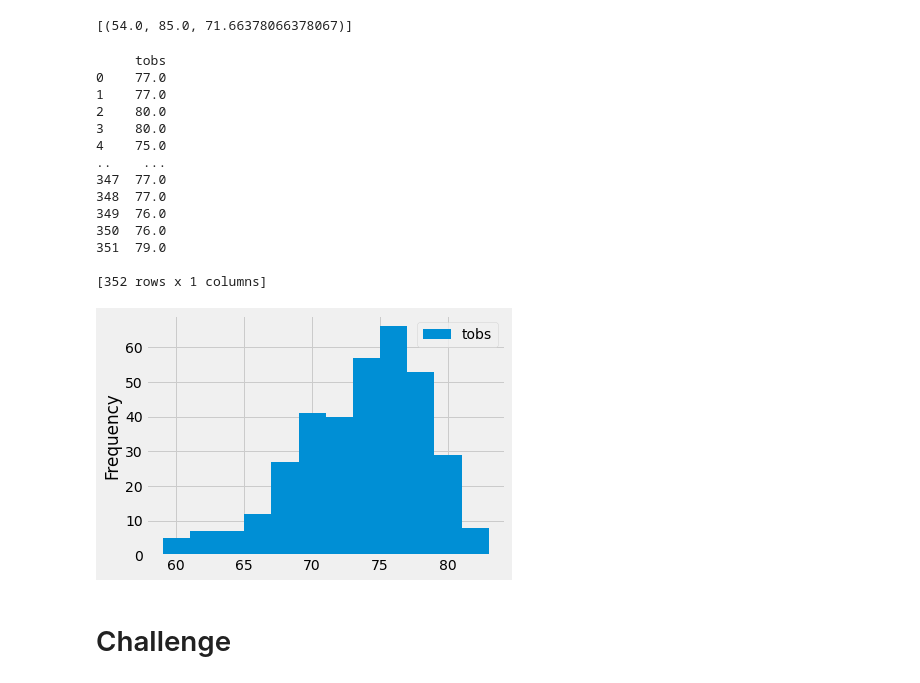
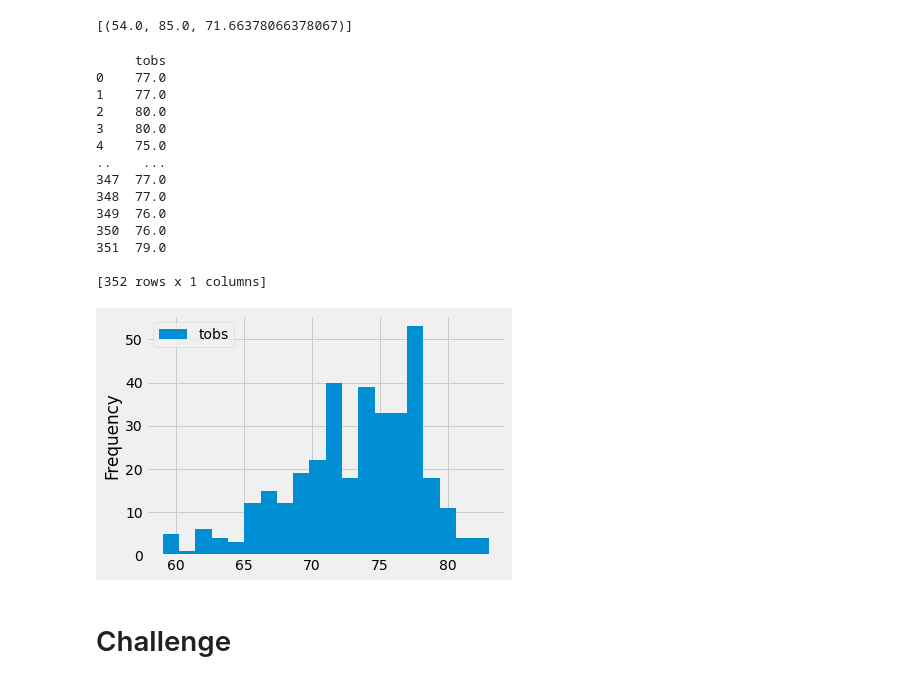
Before and after one commit to mcollmeyer8/surfs_up, a Jupyter notebook: climate_analysis.ipynb, the cells around one changed output. Drawn from its saved outputs; the diff is of its cells as text; code cells hidden in the pictures.

```diff
--- a/climate_analysis.ipynb
+++ b/climate_analysis.ipynb
@@ -122,33 +122,33 @@ filter(Measurement.station == 'USC00519281').all()
 # %%
 # Choose the station with the highest number of temperature observations.
 # Query the last 12 months of temperature observation data for this station
 results = session.query(Measurement.tobs).\
 filter(Measurement.station == 'USC00519281').\
 filter(Measurement.date >= prev_year).all()
 
 # Convert the results to a DataFrame
 df = pd.DataFrame(results, columns=['tobs'])
 print(df)
 
 #Plot the results as a histogram
-df.plot.hist(bins=12)
+df.plot.hist(bins=20)
 plt.tight_layout()
 # %% [output]
      tobs
 0    77.0
 1    77.0
 2    80.0
 3    80.0
 4    75.0
 ..    ...
 347  77.0
 348  77.0
 349  76.0
 350  76.0
 351  79.0
 
 [352 rows x 1 columns]
-[figure, old version]
+[figure, new version]
 # %%
 # Write a function called `calc_temps` that will accept start date and end date in the format '%Y-%m-%d'
 # and return the minimum, average, and maximum temperatures for that range of dates
```
Also changed, not shown: parts of 2 cells of this notebook.
